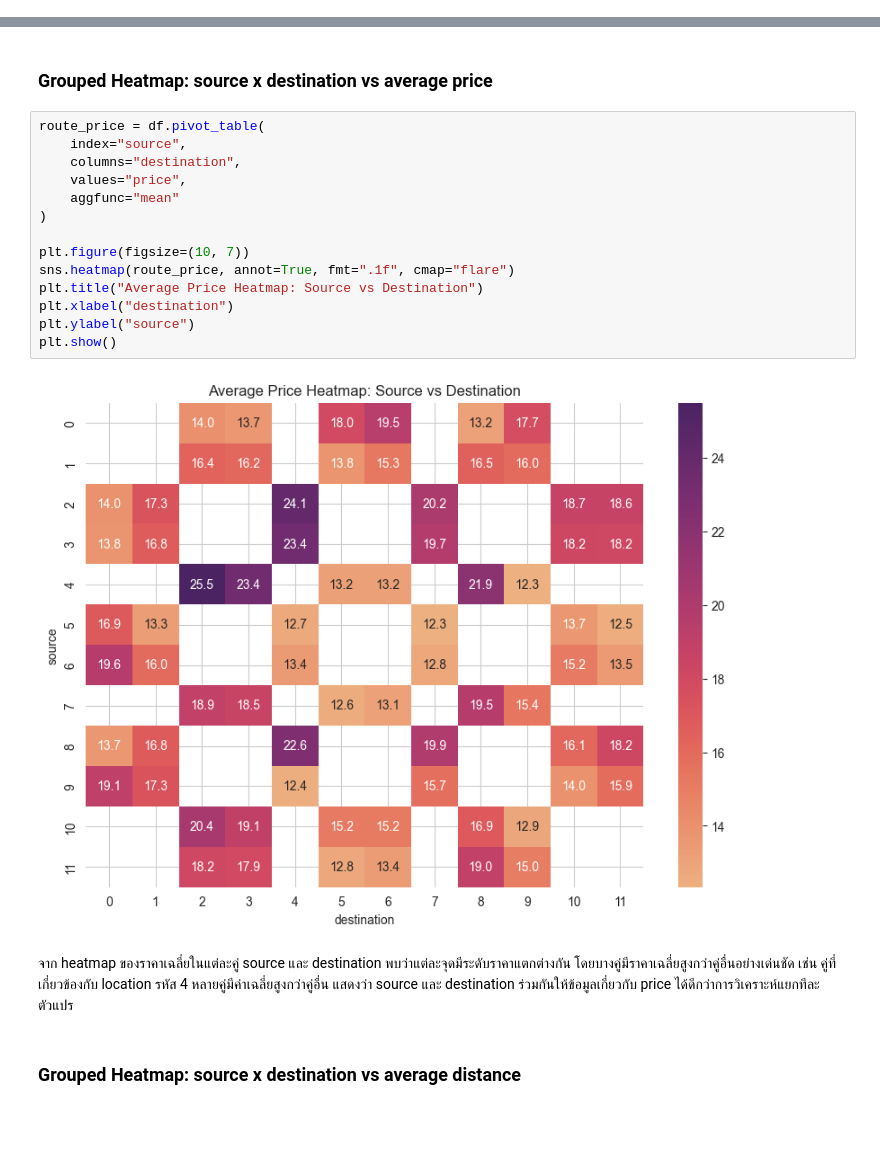
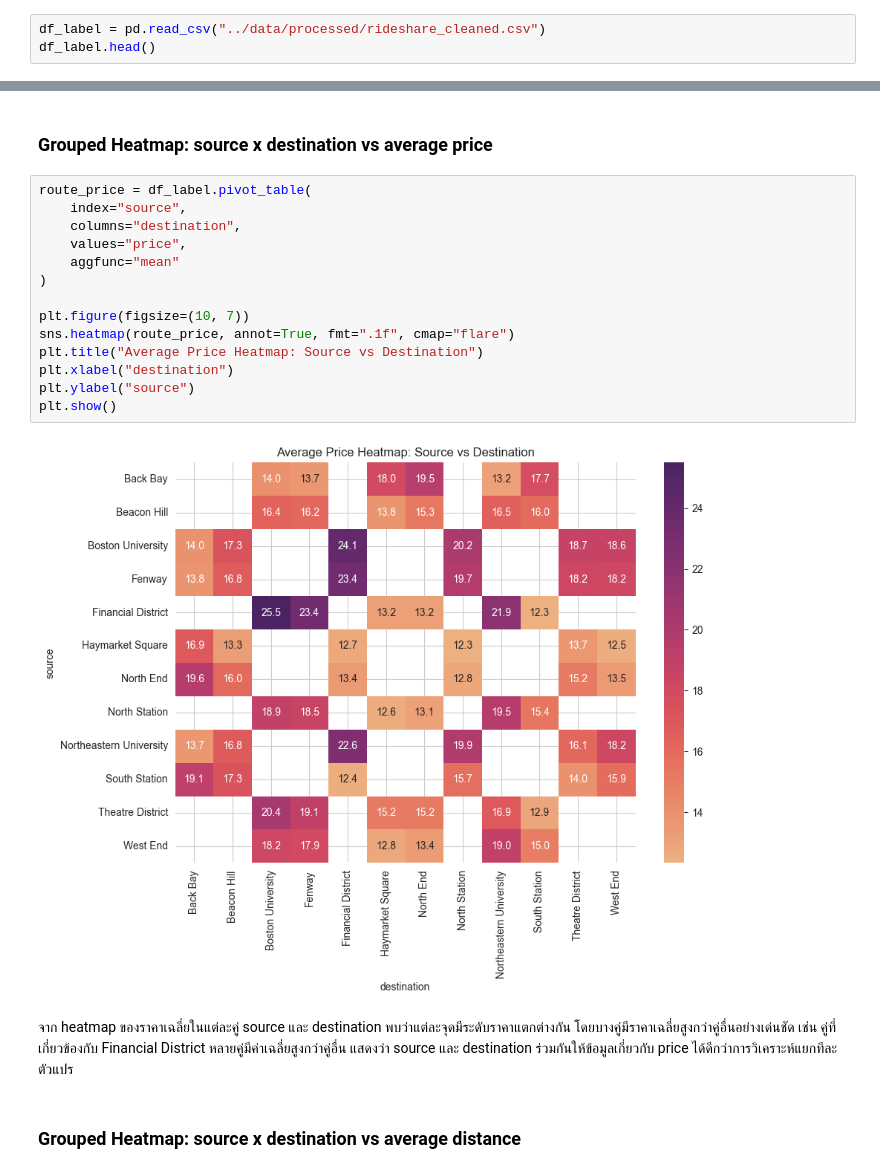
Before and after one commit to Bobbie-CPE38/cpe232-final-project, a Jupyter notebook: notebooks/eda_relationships.ipynb, the cells around one changed output, grey strips where cells are left out. Drawn from its saved outputs; the diff is of its cells as text; blank space fills up the shorter version.

```diff
--- a/notebooks/eda_relationships.ipynb
+++ b/notebooks/eda_relationships.ipynb
@@ -192,3 +192,6 @@ for col in top_features:
 จากกราฟยืนยันว่าใน continuous feature มีเพียง `distance` และ `surge_multiplier` เท่านั้นที่แสดงความสัมพันธ์กับ `price` อย่างมีนัยในการตีความ โดย `distance` มีแนวโน้มเชิงบวกกับราคา และ `surge_multiplier` ที่สูงขึ้นก็มักสัมพันธ์กับราคาที่สูงขึ้นเช่นกัน ขณะที่ `latitude` และ `moonPhase` ไม่แสดงรูปแบบที่ชัดเจน จึงไม่น่าจะเป็นตัวแปรสำคัญในการอธิบาย `price`
 # %% [markdown]
 ## Correlation of categorical features with price
+# %%
+df_label = pd.read_csv("../data/processed/rideshare_cleaned.csv")
+df_label.head()
@@ -236,23 +245,23 @@ for col in cat_features:
 # %% [markdown]
 ### Grouped Heatmap: source x destination vs average price
 # %%
-route_price = df.pivot_table(
+route_price = df_label.pivot_table(
     index="source",
     columns="destination",
     values="price",
     aggfunc="mean"
 )
 
 plt.figure(figsize=(10, 7))
 sns.heatmap(route_price, annot=True, fmt=".1f", cmap="flare")
 plt.title("Average Price Heatmap: Source vs Destination")
 plt.xlabel("destination")
 plt.ylabel("source")
 plt.show()
 # %% [output]
-[figure, old version]
+[figure, new version]
 # %% [markdown]
-จาก heatmap ของราคาเฉลี่ยในแต่ละคู่ source และ destination พบว่าแต่ละจุดมีระดับราคาแตกต่างกัน โดยบางคู่มีราคาเฉลี่ยสูงกว่าคู่อื่นอย่างเด่นชัด เช่น คู่ที่เกี่ยวข้องกับ location รหัส 4 หลายคู่มีค่าเฉลี่ยสูงกว่าคู่อื่น แสดงว่า source และ destination ร่วมกันให้ข้อมูลเกี่ยวกับ price ได้ดีกว่าการวิเคราะห์แยกทีละตัวแปร
+จาก heatmap ของราคาเฉลี่ยในแต่ละคู่ source และ destination พบว่าแต่ละจุดมีระดับราคาแตกต่างกัน โดยบางคู่มีราคาเฉลี่ยสูงกว่าคู่อื่นอย่างเด่นชัด เช่น คู่ที่เกี่ยวข้องกับ Financial District หลายคู่มีค่าเฉลี่ยสูงกว่าคู่อื่น แสดงว่า source และ destination ร่วมกันให้ข้อมูลเกี่ยวกับ price ได้ดีกว่าการวิเคราะห์แยกทีละตัวแปร
 # %% [markdown]
 ### Grouped Heatmap: source x destination vs average distance
 # %%
```
Also changed, not shown: parts of 9 cells of this notebook.
